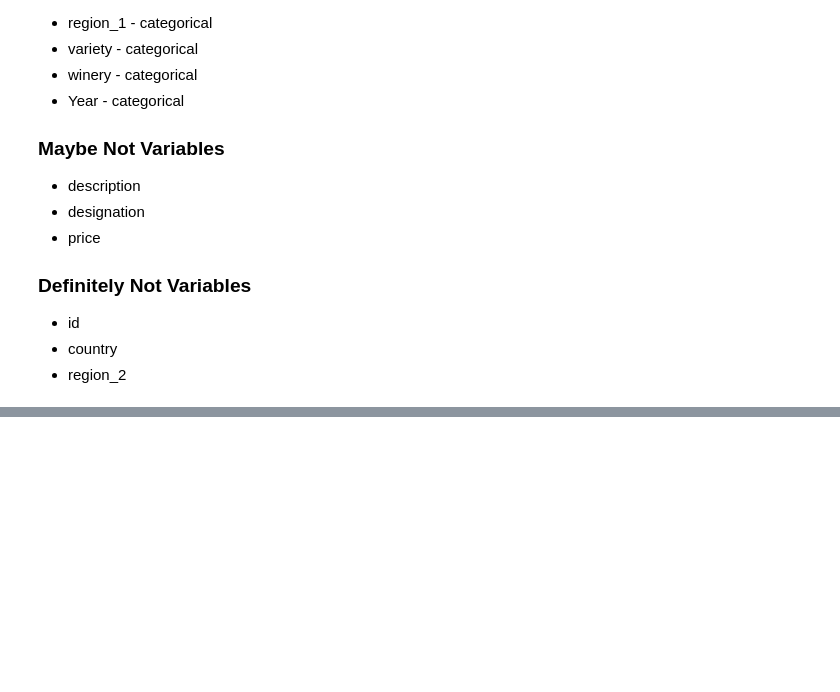
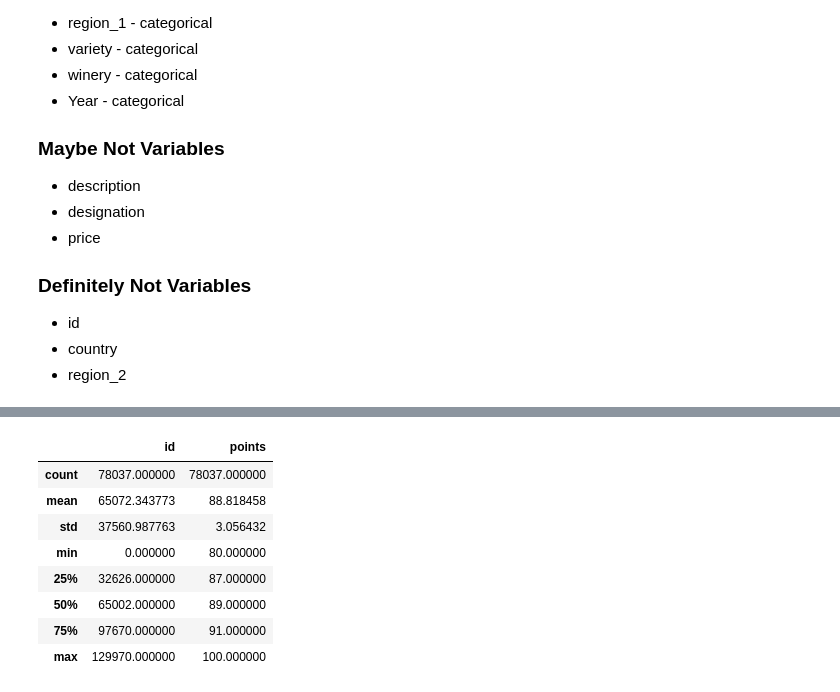
Before and after one commit to mshideler/Group2, a Jupyter notebook: Deliverable 2/Data_Analysis_Prelim-Kyle.ipynb, the cells around one changed output, grey strips where cells are left out. Drawn from its saved outputs; the diff is of its cells as text; code cells hidden in the pictures; blank space fills up the shorter version.

```diff
--- a/Deliverable 2/Data_Analysis_Prelim-Kyle.ipynb
+++ b/Deliverable 2/Data_Analysis_Prelim-Kyle.ipynb
@@ -77,4 +228,14 @@ replace_varieties
 # %%
 variety_vcs=wine_df_regions['variety'].unique()
 # %%
-variety_vcs
+wine_df_regions.describe()
+# %% [output]
+|  | id | points |
+| count | 78037.000000 | 78037.000000 |
+| mean | 65072.343773 | 88.818458 |
+| std | 37560.987763 | 3.056432 |
+| min | 0.000000 | 80.000000 |
+| 25% | 32626.000000 | 87.000000 |
+| 50% | 65002.000000 | 89.000000 |
+| 75% | 97670.000000 | 91.000000 |
+| max | 129970.000000 | 100.000000 |
```
Also changed, not shown: parts of 12 cells of this notebook.
